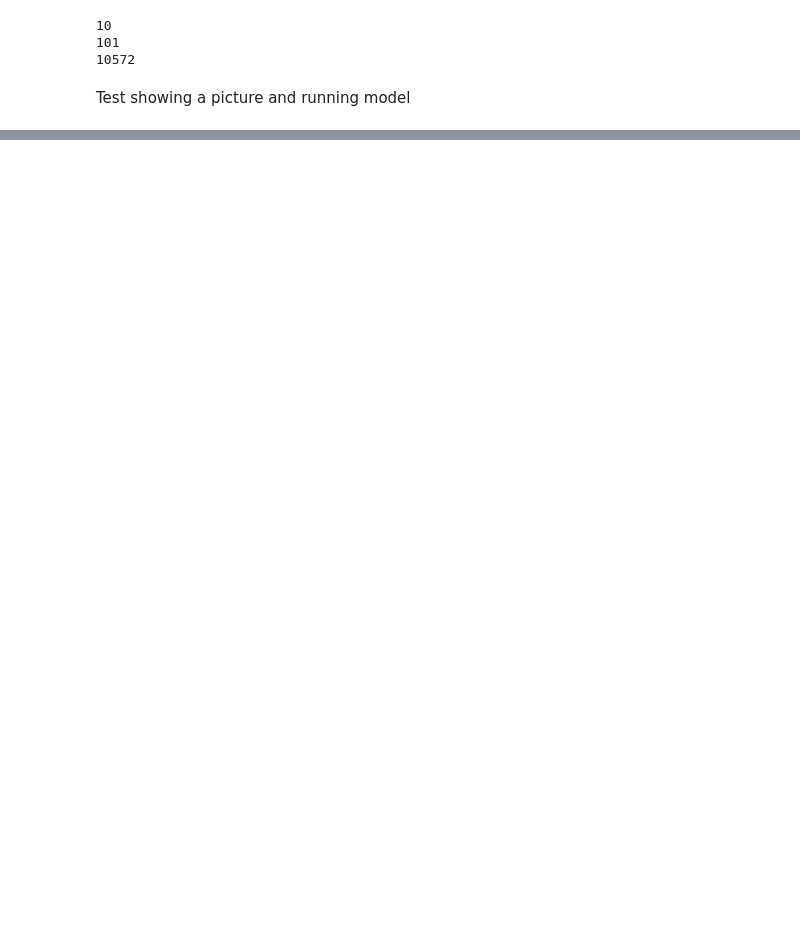
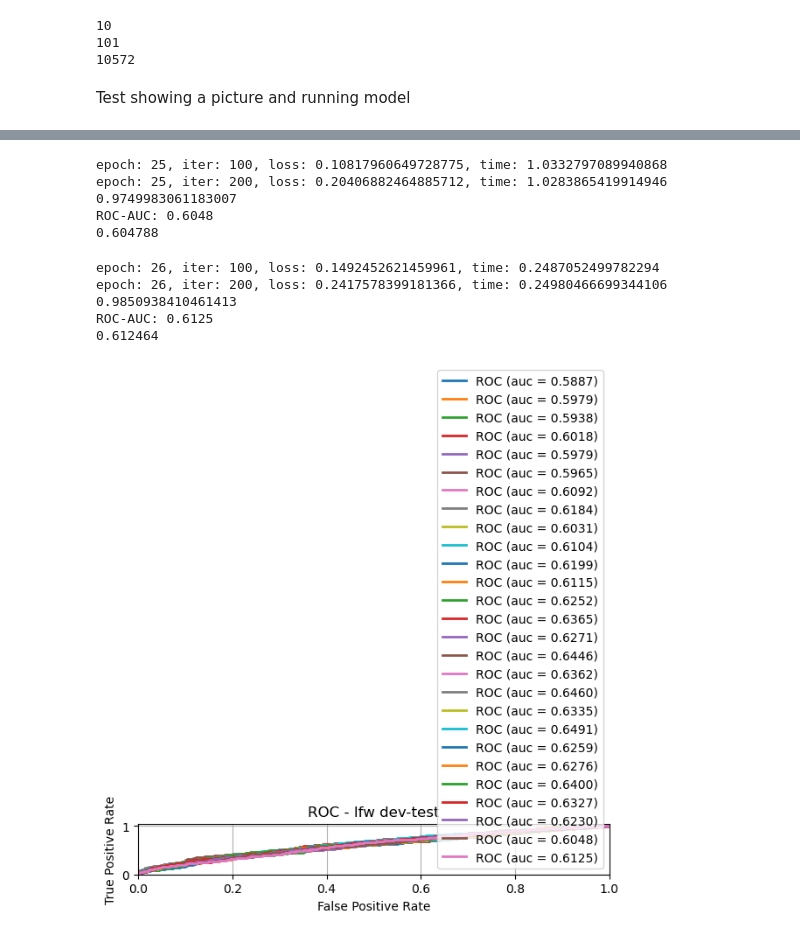
Before and after one commit to daghjelm/webface, a Jupyter notebook: webface.ipynb, the cells around one changed output, grey strips where cells are left out. Cells and saved outputs as stored; diff of their text form; code cells hidden in the pictures; blank space fills up the shorter version.

```diff
--- a/webface.ipynb
+++ b/webface.ipynb
@@ -186,0 +189,6 @@ NameError: name 'model' is not defined
+# %%
+batch_size_test = 30
+
+lfw_test = datasets.LFWPairs(root='data', split='test', transform=transform, download=True)
+
+test_loader = DataLoader(lfw_test, batch_size=30, shuffle=True)
@@ -186,0 +240,10 @@ NameError: name 'model' is not defined
+# %%
+def tlist_to_squeezed(tensor_list):
+    #Merge the array of tensors into one tensor
+    merged_tensor = torch.cat(tensor_list, dim=0)
+    return merged_tensor.squeeze() #Remove the extra dimension
+
+def tlist_distance(tlist1, tlist2):
+    tlist1 = tlist_to_squeezed(tlist1)
+    tlist2 = tlist_to_squeezed(tlist2)
+    return torch.norm(tlist1 - tlist2, dim=1)
@@ -186,0 +288,52 @@ NameError: name 'model' is not defined
+# %%
+import time
+
+learning_rate = 1e-3
+num_epochs = 27
+weight_decay = 0.0
+momentum = 0.9
+
+loss_fn = nn.CrossEntropyLoss()
+optimizer = optim.SGD(model.parameters(),
+                    lr=learning_rate,
+                    momentum=momentum,
+                    weight_decay=weight_decay)
+
+def get_train_accuracy(model: nn.Module):
+    correct = 0
+    total = 0
+    n = 0
+    with torch.no_grad():
+        for imgs, labels in iter(trainloader):
+            imgs, labels = imgs.to(device), labels.to(device) # Move input data to the same device as the model
+            model.eval()
+            output = model(imgs) # We don't need to run torch.softmax
+            pred = output.max(1)[1] # get the index of the max log-probability
+            correct += pred.eq(labels).sum().item()
+            total += imgs.shape[0]
+            n += 1
+    return correct / total
+
+for epoch in range(num_epochs):
+    n = 0
+    for imgs, labels in iter(trainloader):
+        tic = time.perf_counter()
+        # imshow(imgs[0])
+        imgs = imgs.to(device)
+        labels = labels.to(device)
+
+        model.train() # annotate model for training
+
+        out = model(imgs)
+        loss = loss_fn(out, labels)
+
+        optimizer.zero_grad()
+        loss.backward()
+        optimizer.step()
+        toc = time.perf_counter()
+        n += 1
+        if n % 100 == 0:
+            print('epoch: {}, iter: {}, loss: {}, time: {}'.format(epoch, n, loss, toc - tic))
+    print(get_train_accuracy(model))
+    print(get_test_accuracy())
+# %% [output]
@@ -186,0 +357,11 @@ NameError: name 'model' is not defined
+epoch: 25, iter: 100, loss: 0.10817960649728775, time: 1.0332797089940868
+epoch: 25, iter: 200, loss: 0.20406882464885712, time: 1.0283865419914946
+0.9749983061183007
+ROC-AUC: 0.6048
+0.604788
+epoch: 26, iter: 100, loss: 0.1492452621459961, time: 0.2487052499782294
+epoch: 26, iter: 200, loss: 0.2417578399181366, time: 0.24980466699344106
+0.9850938410461413
+ROC-AUC: 0.6125
+0.612464
+[figure, added]
```
Also changed, not shown: parts of 13 cells of this notebook, 4 other files.
